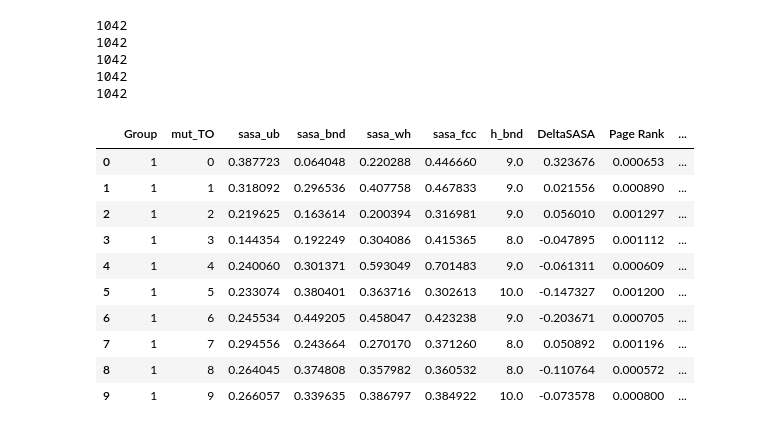
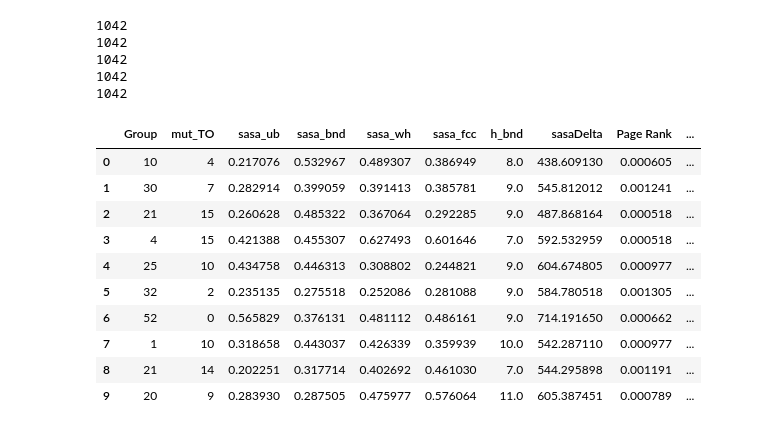
Before and after one commit to return0ftheFaraz/CS512, a Jupyter notebook: alize1.ipynb, the cells around one changed output. Saved outputs shown, nothing was run; the diff lists cells and outputs as text; code cells hidden in the pictures.

Commit message:
fixed sasa_delta, fixed shuffle

```diff
--- a/alize1.ipynb
+++ b/alize1.ipynb
@@ -460,7 +487,7 @@ final_df['mut_TO'] = combined_labels  # As a new column
 # final_df.index = pd.Index(combined_labels, name='mut_TO')  # Set as index
 # %%
 # Corrected list of column names for reordering
-new_order = ['Group', 'mut_TO', 'sasa_ub', 'sasa_bnd', 'sasa_wh', 'sasa_fcc', 'h_bnd', 'otw_binding']
+new_order = ['Group', 'mut_TO', 'sasa_ub', 'sasa_bnd', 'sasa_wh', 'sasa_fcc', 'h_bnd', 'sasaDelta', 'otw_binding']
 
 # Verify that all these columns exist in your DataFrame
 missing_cols = [col for col in new_order if col not in final_df.columns]
@@ -542,9 +559,9 @@ start_column_name = 'otw_binding'
 # # Get the index of the 'start_column_name'
 start_column_index = final_df.columns.get_loc(start_column_name)
 
+# shuffle the data
+final_df = final_df.sample(frac=1).reset_index(drop=True)
+
 # # Slice the DataFrame from 'start_column_name' to the end
 label_df = final_df.iloc[:, start_column_index:]
 feat_df = final_df.iloc[:,:start_column_index]
-# %%
-feat_df['DeltaSASA'] = feat_df['sasa_ub'] - feat_df['sasa_bnd']
-feat_df.head(5)
@@ -558,5 +584,5 @@ feat_df.head(5)
 # %%
-mut_impact_df = feat_df.pivot(index='Group', columns='mut_TO', values='DeltaSASA')
+mut_impact_df = feat_df.pivot(index='Group', columns='mut_TO', values='sasaDelta')
 mut_impact_df.head(5)
 # %% [output]
 | mut_TO | 0 | 1 | 10 | 11 | 12 | 13 | 14 | 15 | 16 | 17 | 18 | ... |
@@ -779,21 +822,21 @@ feat_df.insert(12, "Degrees", degree_values)
 1042
 1042
 # %%
-#normalized = (x-min(x))/(max(x)-min(x))
-feat_df["Degrees"]=(feat_df["Degrees"] - feat_df["Degrees"].min())  /(feat_df["Degrees"].max() - feat_df["Degrees"].min())
+'''#normalized = (x-min(x))/(max(x)-min(x))
+feat_df["Degrees"]=(feat_df["Degrees"] - feat_df["Degrees"].min())  /(feat_df["Degrees"].max() - feat_df["Degrees"].min())'''
 feat_df.head(10)
 # %% [output]
-|  | Group | mut_TO | sasa_ub | sasa_bnd | sasa_wh | sasa_fcc | h_bnd | DeltaSASA | Page Rank | ... |
-| 0 | 1 | 0 | 0.387723 | 0.064048 | 0.220288 | 0.446660 | 9.0 | 0.323676 | 0.000653 | ... |
-| 1 | 1 | 1 | 0.318092 | 0.296536 | 0.407758 | 0.467833 | 9.0 | 0.021556 | 0.000890 | ... |
-| 2 | 1 | 2 | 0.219625 | 0.163614 | 0.200394 | 0.316981 | 9.0 | 0.056010 | 0.001297 | ... |
-| 3 | 1 | 3 | 0.144354 | 0.192249 | 0.304086 | 0.415365 | 8.0 | -0.047895 | 0.001112 | ... |
-| 4 | 1 | 4 | 0.240060 | 0.301371 | 0.593049 | 0.701483 | 9.0 | -0.061311 | 0.000609 | ... |
-| 5 | 1 | 5 | 0.233074 | 0.380401 | 0.363716 | 0.302613 | 10.0 | -0.147327 | 0.001200 | ... |
-| 6 | 1 | 6 | 0.245534 | 0.449205 | 0.458047 | 0.423238 | 9.0 | -0.203671 | 0.000705 | ... |
-| 7 | 1 | 7 | 0.294556 | 0.243664 | 0.270170 | 0.371260 | 8.0 | 0.050892 | 0.001196 | ... |
-| 8 | 1 | 8 | 0.264045 | 0.374808 | 0.357982 | 0.360532 | 8.0 | -0.110764 | 0.000572 | ... |
-| 9 | 1 | 9 | 0.266057 | 0.339635 | 0.386797 | 0.384922 | 10.0 | -0.073578 | 0.000800 | ... |
+|  | Group | mut_TO | sasa_ub | sasa_bnd | sasa_wh | sasa_fcc | h_bnd | sasaDelta | Page Rank | ... |
+| 0 | 10 | 4 | 0.217076 | 0.532967 | 0.489307 | 0.386949 | 8.0 | 438.609130 | 0.000605 | ... |
+| 1 | 30 | 7 | 0.282914 | 0.399059 | 0.391413 | 0.385781 | 9.0 | 545.812012 | 0.001241 | ... |
+| 2 | 21 | 15 | 0.260628 | 0.485322 | 0.367064 | 0.292285 | 9.0 | 487.868164 | 0.000518 | ... |
+| 3 | 4 | 15 | 0.421388 | 0.455307 | 0.627493 | 0.601646 | 7.0 | 592.532959 | 0.000518 | ... |
+| 4 | 25 | 10 | 0.434758 | 0.446313 | 0.308802 | 0.244821 | 9.0 | 604.674805 | 0.000977 | ... |
+| 5 | 32 | 2 | 0.235135 | 0.275518 | 0.252086 | 0.281088 | 9.0 | 584.780518 | 0.001305 | ... |
+| 6 | 52 | 0 | 0.565829 | 0.376131 | 0.481112 | 0.486161 | 9.0 | 714.191650 | 0.000662 | ... |
+| 7 | 1 | 10 | 0.318658 | 0.443037 | 0.426339 | 0.359939 | 10.0 | 542.287110 | 0.000977 | ... |
+| 8 | 21 | 14 | 0.202251 | 0.317714 | 0.402692 | 0.461030 | 7.0 | 544.295898 | 0.001191 | ... |
+| 9 | 20 | 9 | 0.283930 | 0.287505 | 0.475977 | 0.576064 | 11.0 | 605.387451 | 0.000789 | ... |
 # %%
 for i in feat_df.columns:
     print(f"{i} (min, max): ({feat_df[i].min()}, {feat_df[i].max()})")
```
Also changed, not shown: parts of 18 cells of this notebook.
